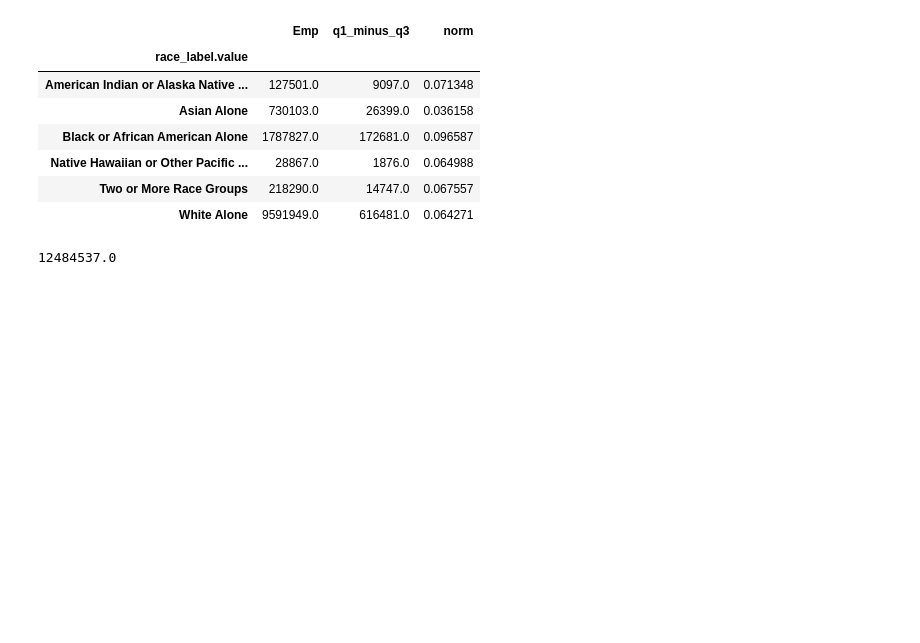
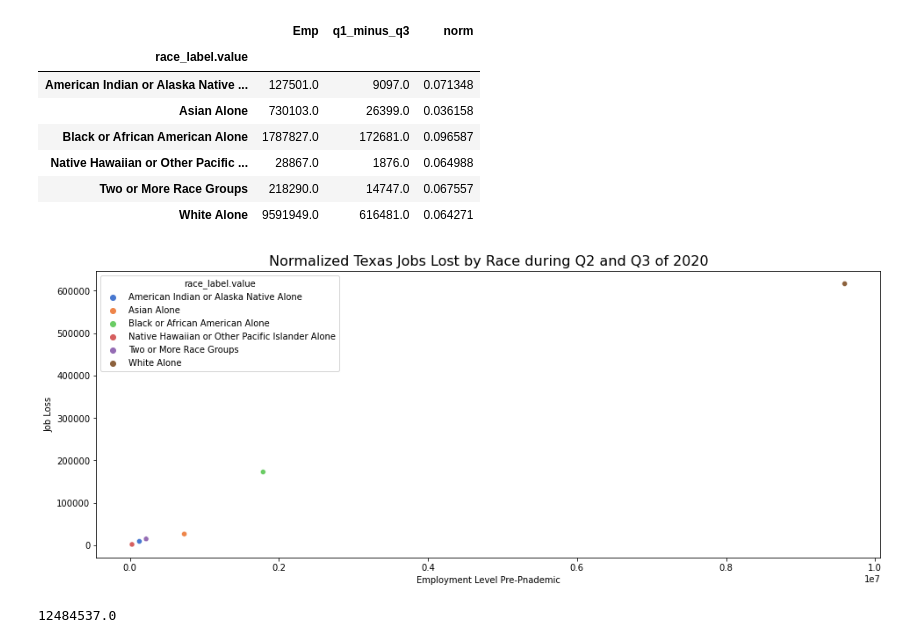
Before and after one commit to capstone-job-market-analysis/job-market-analysis, a Jupyter notebook: jeff_explore.ipynb, the cells around one changed output. Saved outputs shown, nothing was run; the diff lists cells and outputs as text; code cells hidden in the pictures; blank space fills up the shorter version.

```diff
--- a/jeff_explore.ipynb
+++ b/jeff_explore.ipynb
@@ -1296,6 +1296,18 @@ r_comp
 | Native Hawaiian or Other Pacific ... | 28867.0 | 1876.0 | 0.064988 |
 | Two or More Race Groups | 218290.0 | 14747.0 | 0.067557 |
 | White Alone | 9591949.0 | 616481.0 | 0.064271 |
+# %%
+# Plot of the above by race, Emp, and Job loss:
+plt.figure(figsize=(16,6))
+sns.scatterplot(x="Emp", y='q1_minus_q3', hue=r_comp.index,
+                palette="muted",
+                data=r_comp, alpha=1)
+plt.title('Normalized Texas Jobs Lost by Race during Q2 and Q3 of 2020', fontsize=16)
+plt.xlabel('Employment Level Pre-Pandemic')
+plt.ylabel('Job Loss')
+plt.show()
+# %% [output]
+[figure, added]
 # %%
 r_comp.Emp.sum()
 # %% [output]
```
Also changed, not shown: parts of 14 cells of this notebook, 1 other file.
